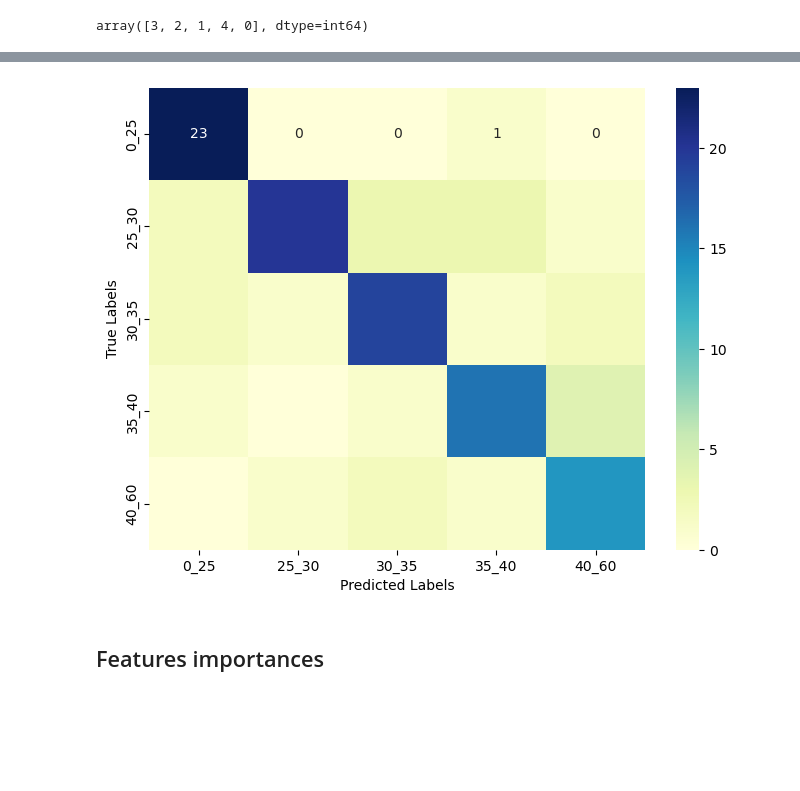
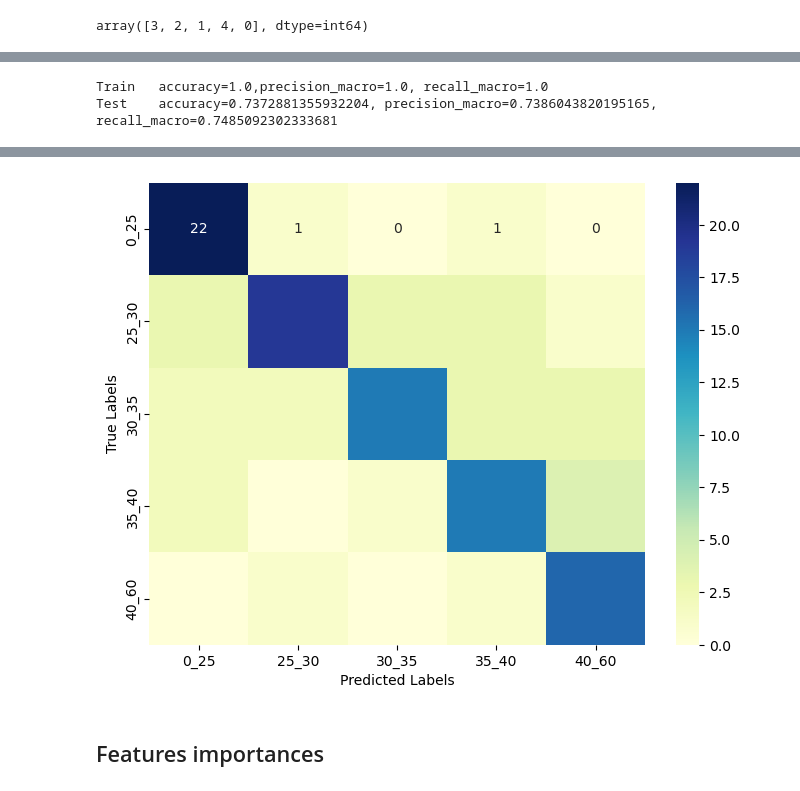
Before and after one commit to alfredcargar/master-thesis, a Jupyter notebook: notebooks/classification_model.ipynb, the cells around one changed output, grey strips where cells are left out. Saved outputs shown, nothing was run; the diff lists cells and outputs as text; code cells hidden in the pictures; blank space fills up the shorter version.

```diff
--- a/notebooks/classification_model.ipynb
+++ b/notebooks/classification_model.ipynb
@@ -92,5 +93,5 @@ To evaluate the classifiers we will use the following metrics:
 # %%
-metrics = ['accuracy','precision_macro','recall_macro']
+metrics = ['accuracy','precision_macro','recall_macro','roc_auc_ovr']
 # %% [markdown]
 # 1. Random Forest <a id="random-forest"></a>
 # %%
@@ -311,0 +357,5 @@ GridSearchCV(cv=5,
+# %%
+results = pd.DataFrame(grid_xgb.cv_results_).sort_values(by='mean_test_accuracy', ascending=False)
+print(results.columns)
+filter = ['params','mean_test_accuracy','mean_test_precision_macro','mean_test_recall_macro','mean_test_roc_auc_ovr']
+results[filter].head(20)
@@ -311,0 +420,10 @@ GridSearchCV(cv=5,
+# %%
+# training m61
+params = {
+    'max_depth': results.iloc[61]['param_max_depth'],
+    'n_estimators': results.iloc[61]['param_n_estimators'],
+    'criterion': results.iloc[61]['param_criterion'],
+    'min_samples_split': results.iloc[61]['param_min_samples_split']
+}
+xgb61 = XGBClassifier(**params)
+xgb61.fit(x_train,y_train)
@@ -312 +443,10 @@ GridSearchCV(cv=5,
+# %%
+y_pred_train = xgb61.predict(x_train)
+y_pred_test = xgb61.predict(x_test)
+
+print(f"Train \taccuracy={accuracy_score(y_train, y_pred_train)},precision_macro={precision_score(y_train,y_pred_train,average='macro')}, recall_macro={recall_score(y_train,y_pred_train,average='macro')}")
+print(f"Test \taccuracy={accuracy_score(y_test, y_pred_test)}, precision_macro={precision_score(y_test,y_pred_test,average='macro')}, recall_macro={recall_score(y_test,y_pred_test,average='macro')}")
+# %% [output]
+Train   accuracy=1.0,precision_macro=1.0, recall_macro=1.0
+Test    accuracy=0.7372881355932204, precision_macro=0.7386043820195165, recall_macro=0.7485092302333681
 # %%
@@ -332,15 +473,16 @@ XGBClassifier(base_score=None, booster=None, callbacks=None,
 parameters: {'criterion': 'gini', 'max_depth': 8, 'min_samples_split': 2, 'n_estimators': 100}
 Accuracy: 0.721276595744681
 # %%
-cm = confusion_matrix(y_test,y_pred)
+cm = confusion_matrix(y_test,y_pred_test)
 
 plt.figure(figsize=(8,6))
 sbn.heatmap(cm,annot=True,cmap='YlGnBu',xticklabels=bins,yticklabels=bins)
 plt.xlabel('Predicted Labels')
 plt.ylabel('True Labels')
+plt.savefig('../plots/cmatrix_xgb_cl.png')
 plt.show()
 # %% [output]
-[figure, old version]
+[figure, new version]
 # %% [markdown]
 ## Features importances
 # %%
```
Also changed, not shown: parts of 22 cells of this notebook, 2 other files.
